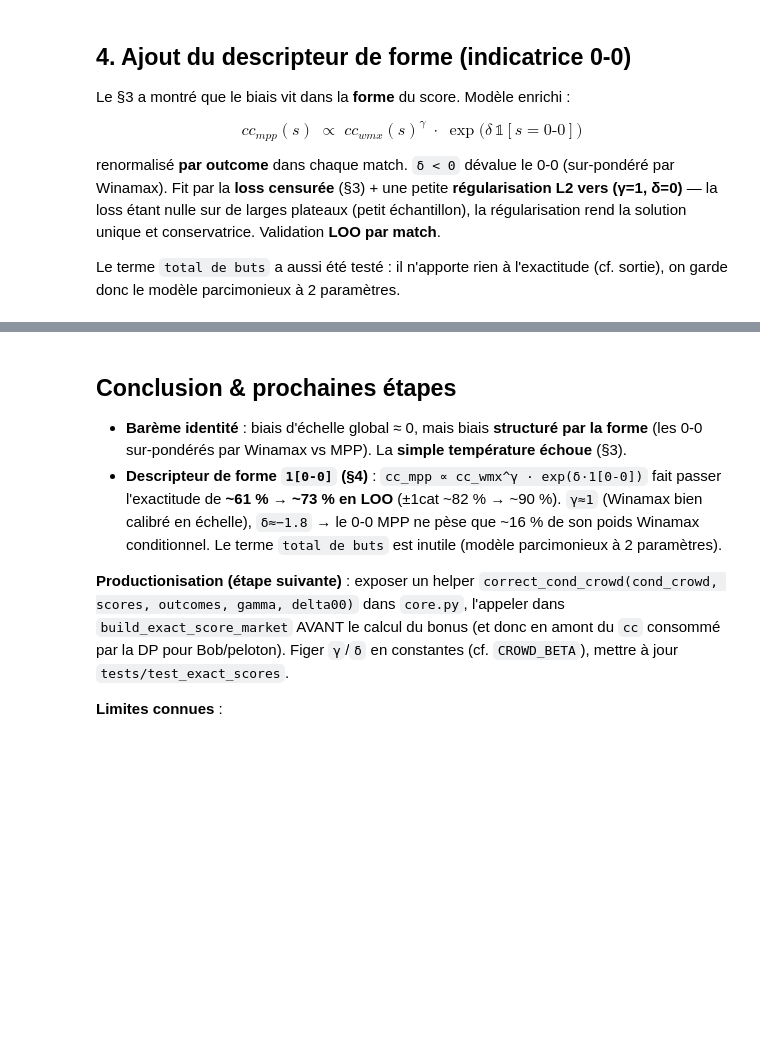
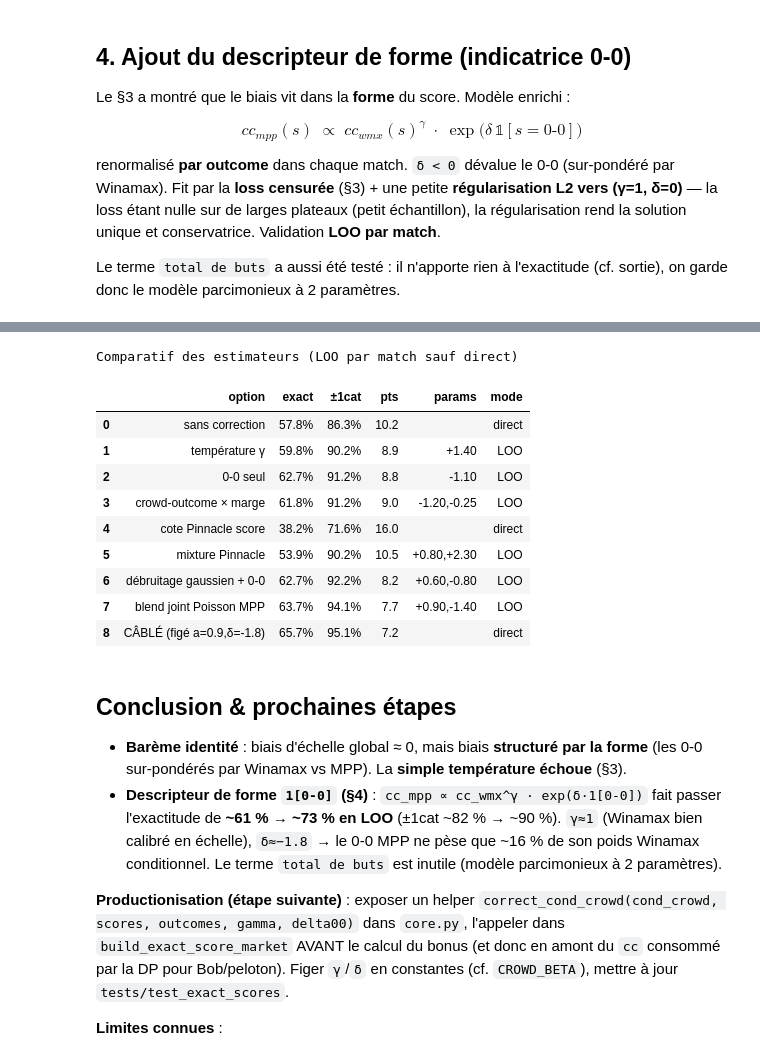
Before and after one commit to GodartVincent/MPPAnalysis, a Jupyter notebook: notebooks/25_exact_score_bonus.ipynb, the cells around one changed output, grey strips where cells are left out. Drawn from its saved outputs; the diff is of its cells as text; code cells hidden in the pictures; blank space fills up the shorter version.

```diff
--- a/notebooks/25_exact_score_bonus.ipynb
+++ b/notebooks/25_exact_score_bonus.ipynb
@@ -407,3 +467,79 @@ plt.tight_layout(); plt.show()
+# %%
+def cc_opt(P,model):
+    out=[]
+    for (mid,k,b) in LABS:
+        m=MK[mid]; o=m['outc'][k]; mask=m['outc']==o; i00=m['is00'][mask]; mg=m['marg'][mask]
+        if model=='none':    base=m['ccw_c'][mask].copy()
+        elif model=='temp':  base=np.where(m['ccw_c'][mask]>0,m['ccw_c'][mask]**P[0],0.0)
+        elif model=='d00':   base=np.where(m['ccw_c'][mask]>0,m['ccw_c'][mask]*np.exp(P[0]*i00),0.0)
+        elif model=='cm':    base=np.where(m['ccw_c'][mask]>0,m['ccw_c'][mask]*np.exp(P[0]*i00+P[1]*(m['cm_o'][mask]-0.5)*mg),0.0)
+        elif model=='pin':   base=m['pcas'][mask].copy()
+        elif model=='mixT':  cas=m['pcas'][mask]**P[1]; cas=cas/cas.sum() if cas.sum()>0 else cas; base=P[0]*m['ccw_c'][mask]+(1-P[0])*cas
+        elif model=='denoise':base=(P[0]*m['ccw_g'][mask]+(1-P[0])*m['den_g'][mask])*np.exp(P[1]*i00)
+        elif model=='joint': base=(P[0]*m['ccw_g'][mask]+(1-P[0])*m['surf_g'][mask])*np.exp(P[1]*i00)
+        elif model=='fixed': base=(A_FIX*m['ccw_g'][mask]+(1-A_FIX)*m['surf_g'][mask])*np.exp(D_FIX*i00)
+        s=base.sum(); cc=base/s if s>0 else base
+        out.append((mid,b,cc[np.where(np.where(mask)[0]==k)[0][0]]))
+    return out
+def loss_opt(P,model,fit):
+    L=0.0
+    for (mid,b,c) in cc_opt(P,model):
+        if mid not in fit: continue
+        lo,hi=interval5(b); lc=np.log(max(c,1e-12))
+        if lo>0: L+=max(0.0,np.log(lo)-lc)
+        if hi<1.0: L+=max(0.0,lc-np.log(hi))
+    cen={'temp':(1.0,),'d00':(0,),'cm':(0,0),'mixT':(0.5,1.0),'denoise':(0.5,0),'joint':(0.5,0)}.get(model,())
+    return L+0.05*sum((p-c)**2 for p,c in zip(P,cen))
+GRID_OPT={'temp':[(g,) for g in np.linspace(0.3,4,38)],'d00':[(-d,) for d in np.linspace(0,4,41)],
+    'cm':[(-d,b) for d in np.linspace(0,3,16) for b in np.linspace(-4,4,33)],
+    'mixT':[(a,k) for a in np.linspace(0,1,21) for k in np.linspace(0.5,3,26)],
+    'denoise':[(a,-d) for a in np.linspace(0,1,21) for d in np.linspace(0,4,21)],
+    'joint':[(a,-d) for a in np.linspace(0,1,21) for d in np.linspace(0,4,21)]}
+def fit_opt(model,fit):
+    if model in ('none','pin','fixed'): return ()
+    best=bp=None
+    for P in GRID_OPT[model]:
+        l=loss_opt(P,model,fit)
+        if best is None or l<best: best=l;bp=P
+    return bp
+def eval_opt(model):
+    labeled={mid for (mid,_,_) in LABS}; ok=tot=w1=0; pts=0.0
+    if model in ('none','pin','fixed'):
+        for (mid,b,c) in cc_opt((),model):
+            pr=exact_score_bonus(c); tot+=1; ok+=(pr==b); w1+=(abs(LVi[pr]-LVi[b])<=1); pts+=abs(pr-b)
+        return ok/tot,w1/tot,pts/tot,fit_opt(model,ALLM)
+    for h in labeled:
+        ph=fit_opt(model,ALLM-{h})
+        for (mid,b,c) in cc_opt(ph,model):
+            if mid!=h: continue
+            pr=exact_score_bonus(c); tot+=1; ok+=(pr==b); w1+=(abs(LVi[pr]-LVi[b])<=1); pts+=abs(pr-b)
+    return ok/tot,w1/tot,pts/tot,fit_opt(model,ALLM)
+
+NAMES=[('none','sans correction'),('temp','température γ'),('d00','0-0 seul'),
+       ('cm','crowd-outcome × marge'),('pin','cote Pinnacle score'),('mixT','mixture Pinnacle'),
+       ('denoise','débruitage gaussien + 0-0'),('joint','blend joint Poisson MPP'),
+       ('fixed','CÂBLÉ (figé a=0.9,δ=-1.8)')]
+rows=[]
+for model,lab in NAMES:
+    a,w,pt,p=eval_opt(model)
+    rows.append(dict(option=lab, exact=a, **{'±1cat':w}, pts=pt,
+                     params='' if not p else ','.join(f'{v:+.2f}' for v in p),
+                     mode='direct' if model in ('none','pin','fixed') else 'LOO'))
+res=pd.DataFrame(rows)
+res.style.format({'exact':'{:.1%}','±1cat':'{:.1%}','pts':'{:.1f}'})\
+   .set_caption('Comparatif des estimateurs (LOO par match sauf direct)')
+# %% [output]
+Comparatif des estimateurs (LOO par match sauf direct)
+|  | option | exact | ±1cat | pts | params | mode |
+| 0 | sans correction | 57.8% | 86.3% | 10.2 |  | direct |
+| 1 | température γ | 59.8% | 90.2% | 8.9 | +1.40 | LOO |
+| 2 | 0-0 seul | 62.7% | 91.2% | 8.8 | -1.10 | LOO |
+| 3 | crowd-outcome × marge | 61.8% | 91.2% | 9.0 | -1.20,-0.25 | LOO |
+| 4 | cote Pinnacle score | 38.2% | 71.6% | 16.0 |  | direct |
+| 5 | mixture Pinnacle | 53.9% | 90.2% | 10.5 | +0.80,+2.30 | LOO |
+| 6 | débruitage gaussien + 0-0 | 62.7% | 92.2% | 8.2 | +0.60,-0.80 | LOO |
+| 7 | blend joint Poisson MPP | 63.7% | 94.1% | 7.7 | +0.90,-1.40 | LOO |
+| 8 | CÂBLÉ (figé a=0.9,δ=-1.8) | 65.7% | 95.1% | 7.2 |  | direct |
 # %% [markdown]
 ## Conclusion & prochaines étapes
 
```
Also changed, not shown: parts of 10 cells of this notebook, 11 other files.
